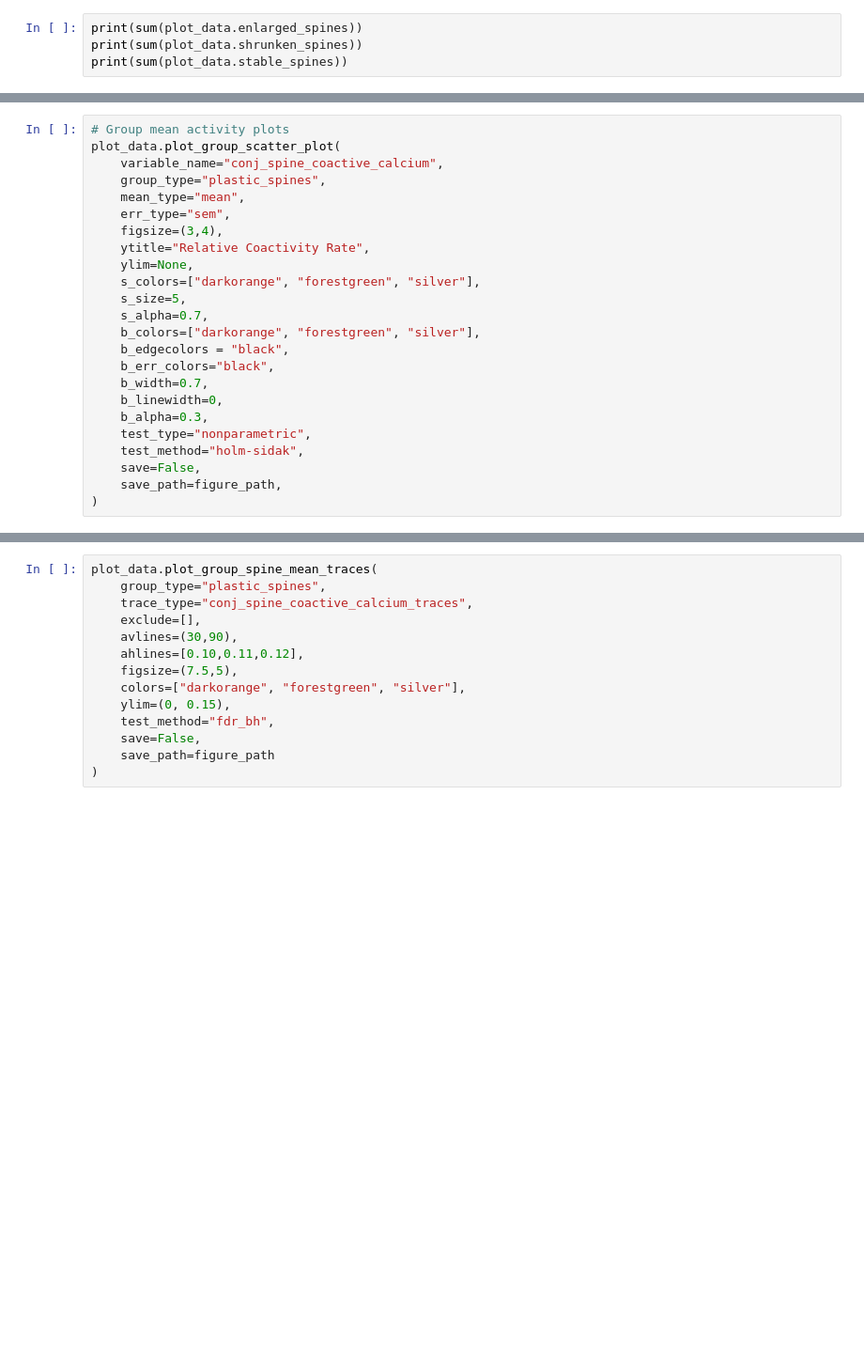
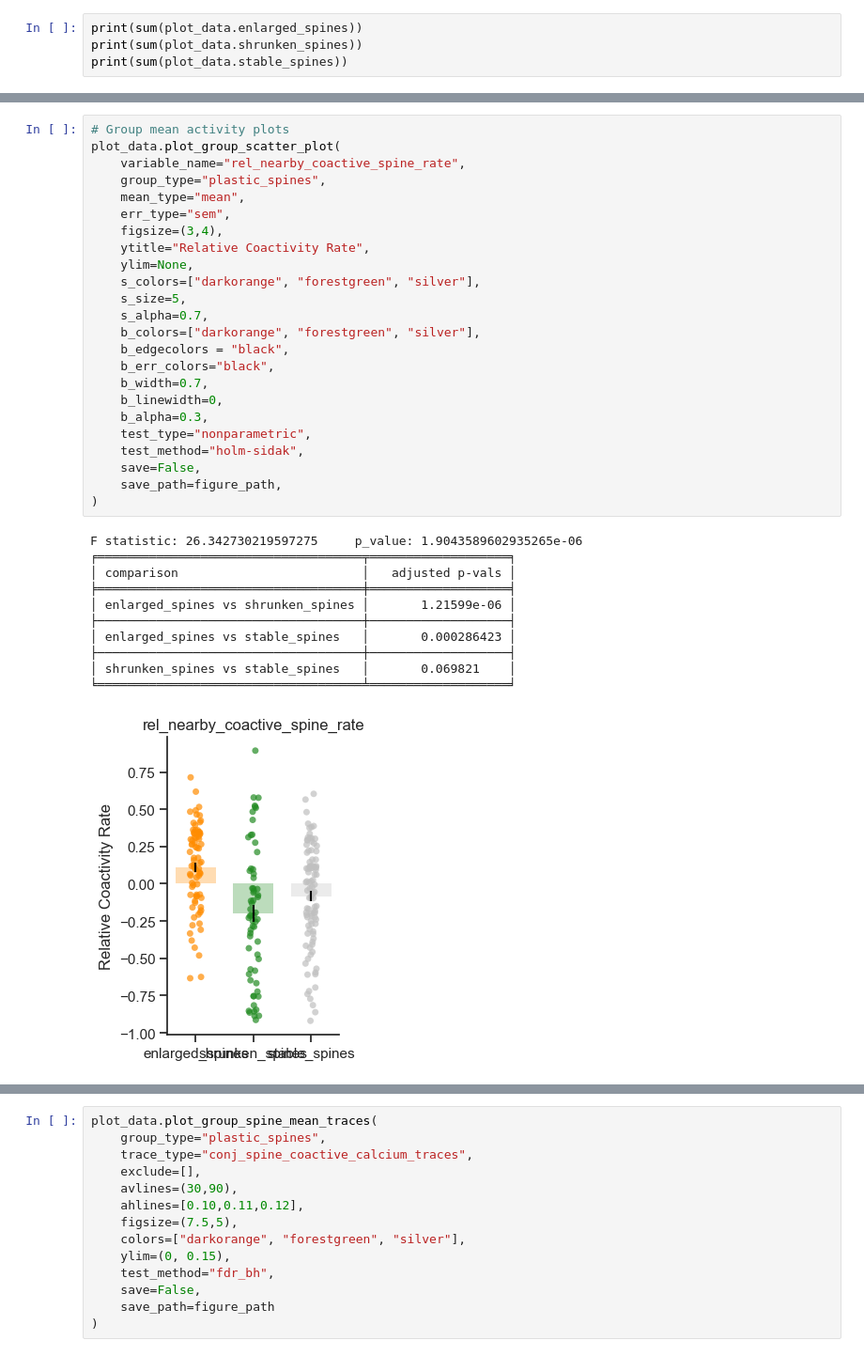
Before and after one commit to wjakewright/Lab_Analyses, a Jupyter notebook: Lab_Analyses/Spine_Analysis/Batch_Coactivity_Analysis.ipynb, the cells around one changed output, grey strips where cells are left out. Shown at 94% size. Drawn from its saved outputs; the diff is of its cells as text; blank space fills up the shorter version.

```diff
--- a/Lab_Analyses/Spine_Analysis/Batch_Coactivity_Analysis.ipynb
+++ b/Lab_Analyses/Spine_Analysis/Batch_Coactivity_Analysis.ipynb
@@ -175,27 +175,39 @@ plot_data.plot_volume_correlation(
 # %%
 # Group mean activity plots
 plot_data.plot_group_scatter_plot(
-    variable_name="conj_spine_coactive_calcium",
+    variable_name="rel_nearby_coactive_spine_rate",
     group_type="plastic_spines",
     mean_type="mean",
     err_type="sem",
     figsize=(3,4),
     ytitle="Relative Coactivity Rate",
     ylim=None,
     s_colors=["darkorange", "forestgreen", "silver"],
     s_size=5,
     s_alpha=0.7,
     b_colors=["darkorange", "forestgreen", "silver"],
     b_edgecolors = "black",
     b_err_colors="black",
     b_width=0.7,
     b_linewidth=0,
     b_alpha=0.3,
     test_type="nonparametric",
     test_method="holm-sidak",
     save=False,
     save_path=figure_path,
 )
+# %% [output]
+F statistic: 26.342730219597275     p_value: 1.9043589602935265e-06
+╒════════════════════════════════════╤═══════════════════╕
+│ comparison                         │   adjusted p-vals │
+╞════════════════════════════════════╪═══════════════════╡
+│ enlarged_spines vs shrunken_spines │       1.21599e-06 │
+├────────────────────────────────────┼───────────────────┤
+│ enlarged_spines vs stable_spines   │       0.000286423 │
+├────────────────────────────────────┼───────────────────┤
+│ shrunken_spines vs stable_spines   │       0.069821    │
+╘════════════════════════════════════╧═══════════════════╛
+[figure, added]
 # %%
 
 plot_data.plot_multi_group_scatter_plots(
```
Also changed, not shown: parts of 3 cells of this notebook.
